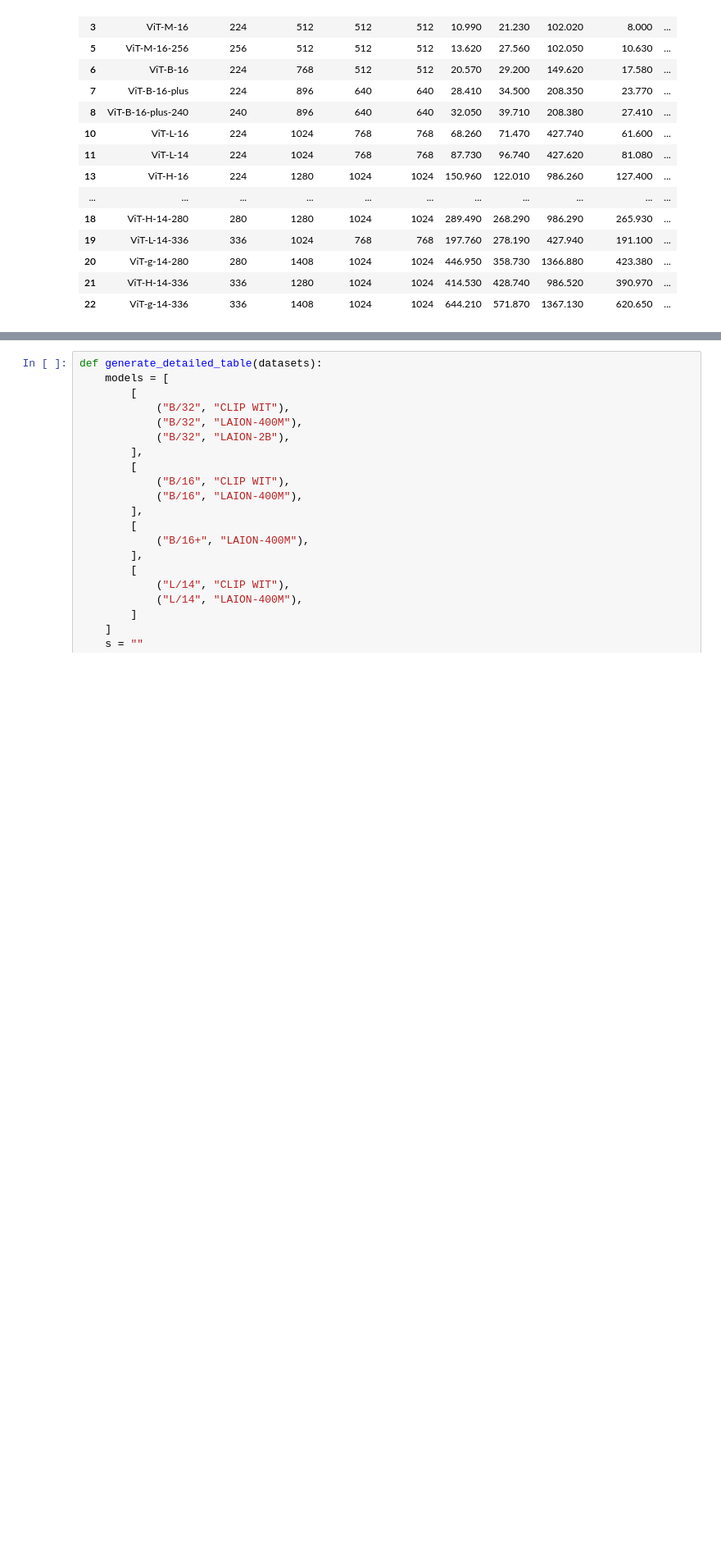
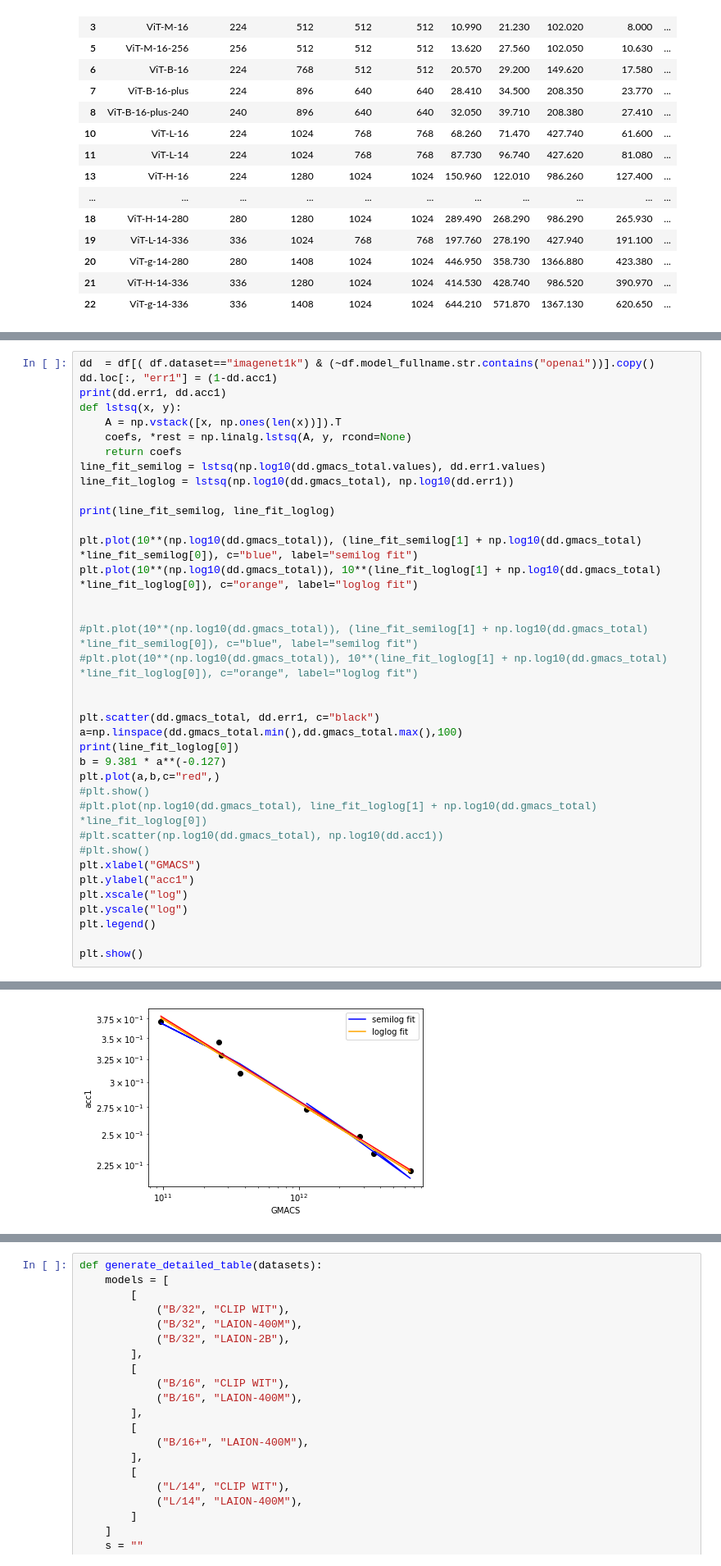
Before and after one commit to LAION-AI/CLIP_benchmark, a Jupyter notebook: benchmark/laion5b-paper.ipynb, the cells around one changed output, grey strips where cells are left out. Shown at 82% size. Cells and saved outputs as stored; diff of their text form; blank space fills up the shorter version.

```diff
--- a/benchmark/laion5b-paper.ipynb
+++ b/benchmark/laion5b-paper.ipynb
@@ -379,0 +371,38 @@ fig.show()
+# %%
+dd  = df[( df.dataset=="imagenet1k") & (~df.model_fullname.str.contains("openai"))].copy()
+dd.loc[:, "err1"] = (1-dd.acc1)
+print(dd.err1, dd.acc1)
+def lstsq(x, y):
+    A = np.vstack([x, np.ones(len(x))]).T
+    coefs, *rest = np.linalg.lstsq(A, y, rcond=None)
+    return coefs
+line_fit_semilog = lstsq(np.log10(dd.gmacs_total.values), dd.err1.values)
+line_fit_loglog = lstsq(np.log10(dd.gmacs_total), np.log10(dd.err1))
+
+print(line_fit_semilog, line_fit_loglog)
+
+plt.plot(10**(np.log10(dd.gmacs_total)), (line_fit_semilog[1] + np.log10(dd.gmacs_total) *line_fit_semilog[0]), c="blue", label="semilog fit")
+plt.plot(10**(np.log10(dd.gmacs_total)), 10**(line_fit_loglog[1] + np.log10(dd.gmacs_total) *line_fit_loglog[0]), c="orange", label="loglog fit")
+
+
+#plt.plot(10**(np.log10(dd.gmacs_total)), (line_fit_semilog[1] + np.log10(dd.gmacs_total) *line_fit_semilog[0]), c="blue", label="semilog fit")
+#plt.plot(10**(np.log10(dd.gmacs_total)), 10**(line_fit_loglog[1] + np.log10(dd.gmacs_total) *line_fit_loglog[0]), c="orange", label="loglog fit")
+
+
+plt.scatter(dd.gmacs_total, dd.err1, c="black")
+a=np.linspace(dd.gmacs_total.min(),dd.gmacs_total.max(),100)
+print(line_fit_loglog[0])
+b = 9.381 * a**(-0.127)
+plt.plot(a,b,c="red",)
+#plt.show()
+#plt.plot(np.log10(dd.gmacs_total), line_fit_loglog[1] + np.log10(dd.gmacs_total) *line_fit_loglog[0])
+#plt.scatter(np.log10(dd.gmacs_total), np.log10(dd.acc1))
+#plt.show()
+plt.xlabel("GMACS")
+plt.ylabel("acc1")
+plt.xscale("log")
+plt.yscale("log")
+plt.legend()
+
+plt.show()
+# %% [output]
@@ -379,0 +428 @@ fig.show()
+[figure, added]
```
Also changed, not shown: parts of 9 cells of this notebook.
